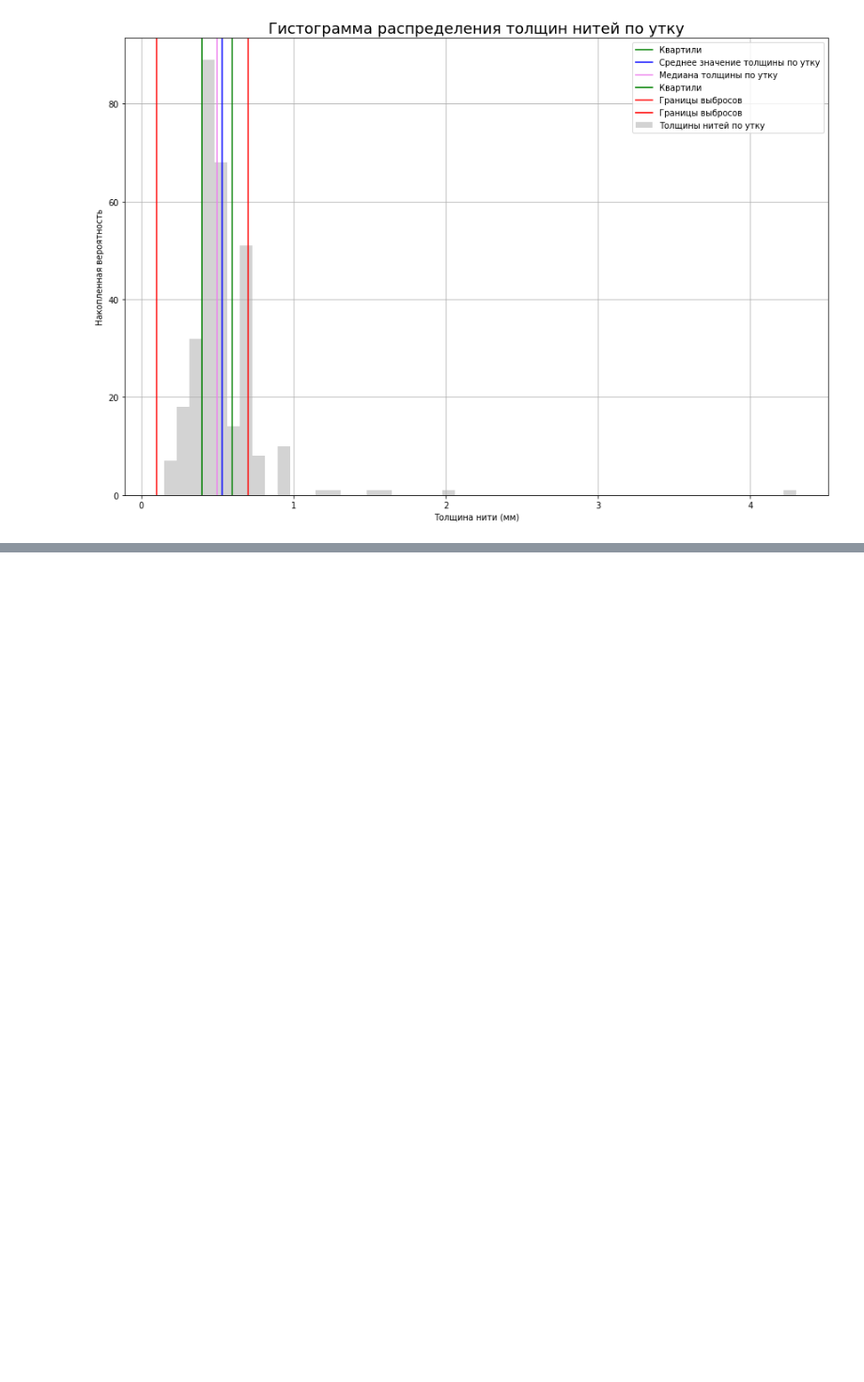
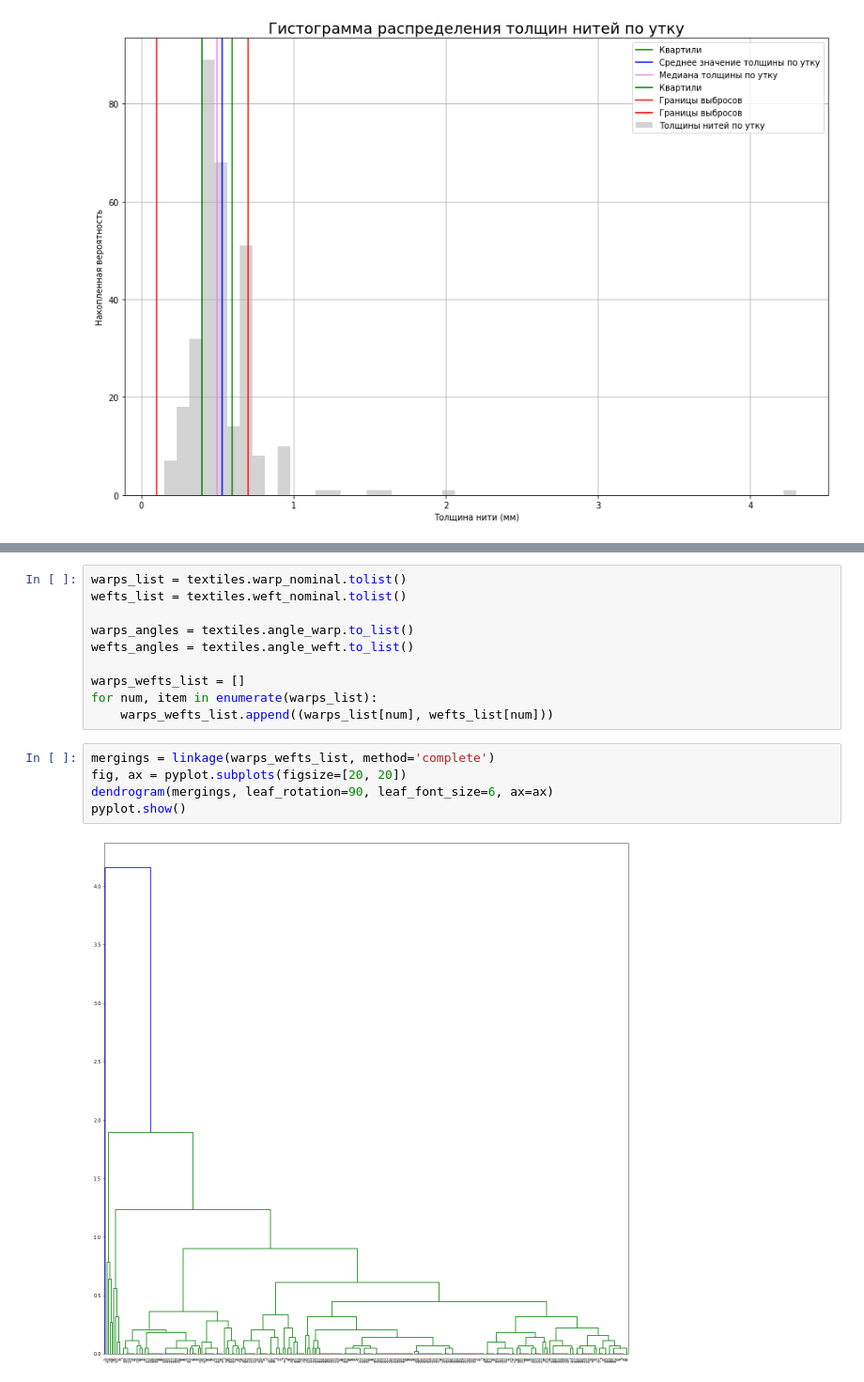
Before and after one commit to streltcov/textile_data, a Jupyter notebook: threads.ipynb, the cells around one changed output, grey strips where cells are left out. Shown at 94% size. Drawn from its saved outputs; the diff is of its cells as text; blank space fills up the shorter version.

```diff
--- a/threads.ipynb
+++ b/threads.ipynb
@@ -526,0 +529,17 @@ pyplot.show()
+# %%
+warps_list = textiles.warp_nominal.tolist()
+wefts_list = textiles.weft_nominal.tolist()
+
+warps_angles = textiles.angle_warp.to_list()
+wefts_angles = textiles.angle_weft.to_list()
+
+warps_wefts_list = []
+for num, item in enumerate(warps_list):
+    warps_wefts_list.append((warps_list[num], wefts_list[num]))
+# %%
+mergings = linkage(warps_wefts_list, method='complete')
+fig, ax = pyplot.subplots(figsize=[20, 20])
+dendrogram(mergings, leaf_rotation=90, leaf_font_size=6, ax=ax)
+pyplot.show()
+# %% [output]
+[figure, added]
```
Also changed, not shown: parts of 13 cells of this notebook.
